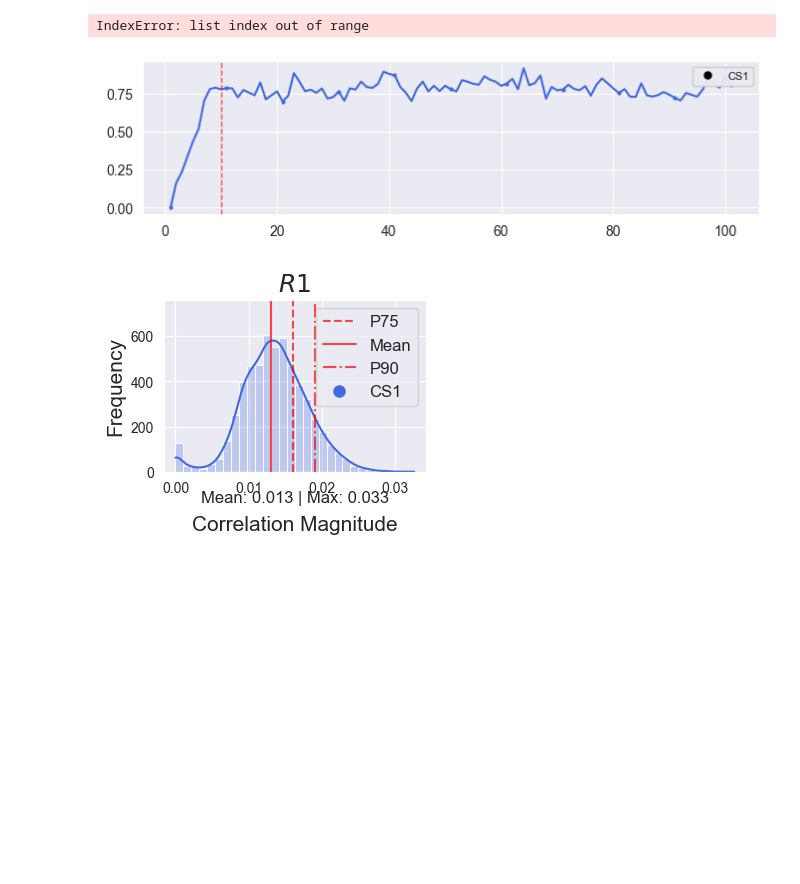
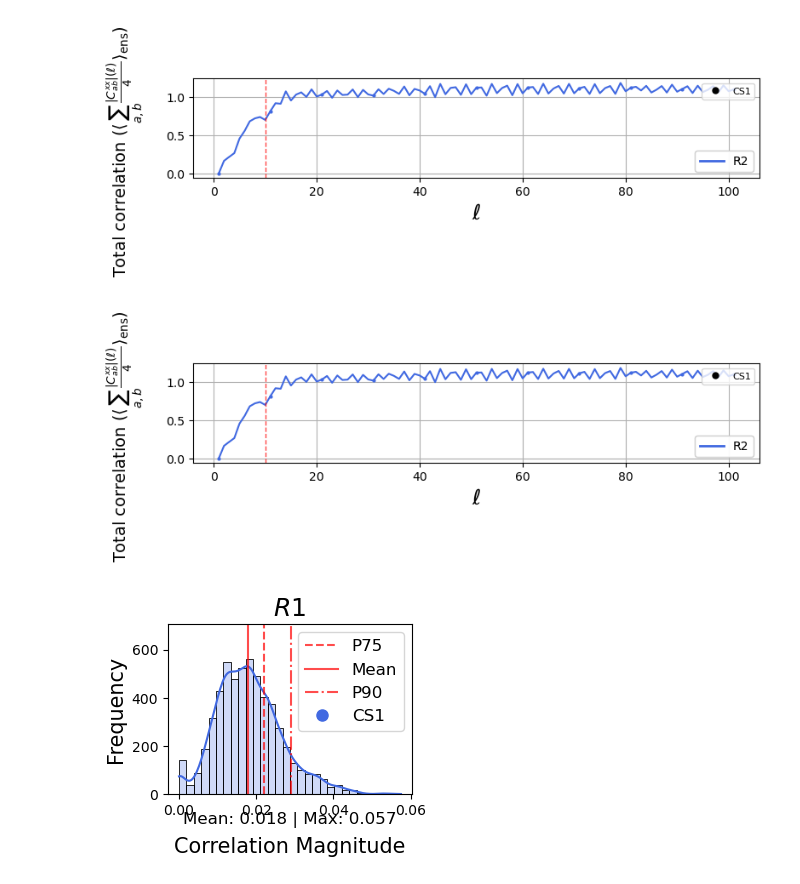
Before and after one commit to UnnatiAkhouri/QuNet, a Jupyter notebook: QuNet_bootcamp_2025/Session_3/Two_qubit_measures.ipynb, the cells around one changed output. Saved outputs shown, nothing was run; the diff lists cells and outputs as text; code cells hidden in the pictures; blank space fills up the shorter version.

```diff
--- a/QuNet_bootcamp_2025/Session_3/Two_qubit_measures.ipynb
+++ b/QuNet_bootcamp_2025/Session_3/Two_qubit_measures.ipynb
@@ -59,7 +59,7 @@ from Scripts import simulation_CLI as cleo
 dataset_label = "therm"
 size=8
 # %%
-newdata = dict(h5py.File("../../data/random/random.hdf5"))
+newdata = dict(h5py.File("../../data/greedy/greedy.hdf5"))
 # %%
 def get_2_qbit_dms(data, n_qubits, connectivity,update_rule):
     basis = ket.canonical_basis(2)
@@ -82,7 +82,7 @@ def get_2_qbit_dms(data, n_qubits, connectivity,update_rule):
         result.append(dat)
     return(np.array(result))
 # %%
-twoQdmsrandom = get_2_qbit_dms(newdata,size,"c2_2local","random")
+twoQdmsgreedy = get_2_qbit_dms(newdata,size,"c6_2local","greedy")
 # %%
 def extract_observables(two_qubit_dms, n_qubits):
     """
@@ -318,7 +318,7 @@ def analyze_correlation_strength(corr):
 
     return stats_dict, fig
 # %%
-corr_random = extract_observables(twoQdmsrandom, 8)
+corr_greedy = extract_observables(twoQdmsgreedy, 8)
 # %%
 def create_circular_distances(n_qubits):
     """
@@ -403,7 +403,7 @@ plt.show()
 def plot_mean_correlation_sums(corrs_all_datas):
     dataset_labels = ["CS1"]
     markers = ["o"]
-    rules = ["R1"]
+    rules = ["R2"]
     colors = ['#4169E1']
 
     fig, axes = plt.subplots(len(corrs_all_datas), 1, figsize=(8, 2*len(corrs_all_datas)))
@@ -446,38 +446,41 @@ def plot_mean_correlation_sums(corrs_all_datas):
         dataset_legend = axes[i].legend([dataset_handle], [dataset_labels[i]],
                             loc='upper right', fontsize=8)
         axes[i].add_artist(dataset_legend)
 
         # Add rule legend at the bottom of each subplot
         rule_handles = [plt.Line2D([0], [0], color=colors[k], linewidth=2)
                      for k in range(len(rules))]
-        rule_legend = axes[3].legend(handles=rule_handles, labels=rules,
+        # rule_legend = axes[3].legend(handles=rule_handles, labels=rules,
+        #                      loc='lower right', fontsize=10)
+        # axes[3].add_artist(rule_legend)
+        rule_legend = axes[i].legend(handles=rule_handles, labels=rules,
                              loc='lower right', fontsize=10)
-        axes[3].add_artist(rule_legend)
+        axes[i].add_artist(rule_legend)
 
         # Add x-axis label only to the bottom subplot
         if i == len(corrs_all_datas) - 1:
             axes[i].set_xlabel(r'$\ell$', fontsize=18)
 
         # Remove y-axis label from individual subplots
         axes[i].set_ylabel('')
 
         axes[i].grid(True)
 
     # Add a single y-axis label for the entire figure
     fig.text(0.02, 0.5, r'Total correlation $(\langle \sum_{a,b} \frac{|C^{xx}_{ab}| (\ell)}{4}\rangle_{\rm ens}$)', va='center', rotation='vertical', fontsize=14)
 
     plt.tight_layout()
     plt.subplots_adjust(left=0.15)
 
     #plt.savefig("Correlation_growth_8Q_all_rules_all_CS.png",dpi=300,bbox_inches="tight")
     # Adjust layout to make room for the y-axis label
 
     return fig
 
-plot_mean_correlation_sums([[corr_random]])
+plot_mean_correlation_sums([[corr_greedy]])
 # %% [output]
-IndexError: list index out of range
-[figure, old version]
+[figure, new version]
+[figure, added]
 # %%
 def plot_multiple_correlation_distributions(correlation_datasets, labels, colors, bins=30):
     """
@@ -832,7 +835,7 @@ def plot_all_correlations_grid(ic_all_datas, corrs_all_datas, colors=None):
 
 
 ic_all_datas = ['IC_{th}']
-corrs_all_datas = [[corr_random]]
+corrs_all_datas = [[corr_greedy]]
 
 # Define colors for each rule
 colors = ['#4169E1', '#DC143C', '#228B22', '#FF8C00', '#8A2BE2']
@@ -844,7 +847,7 @@ fig, all_stats = plot_all_correlations_grid(ic_all_datas, corrs_all_datas, color
 # plt.savefig('all_correlation_distributions_grid_12q_c4.png', dpi=300 ,bbox_inches='tight')
 plt.show()
 # %% [output]
-[figure, old version]
+[figure, new version]
 # %%
 def mutual_info_dicts(twoQdms, trial_index):
     mutual_info_list = []
```
Also changed, not shown: parts of 5 cells of this notebook, 13 other files.
